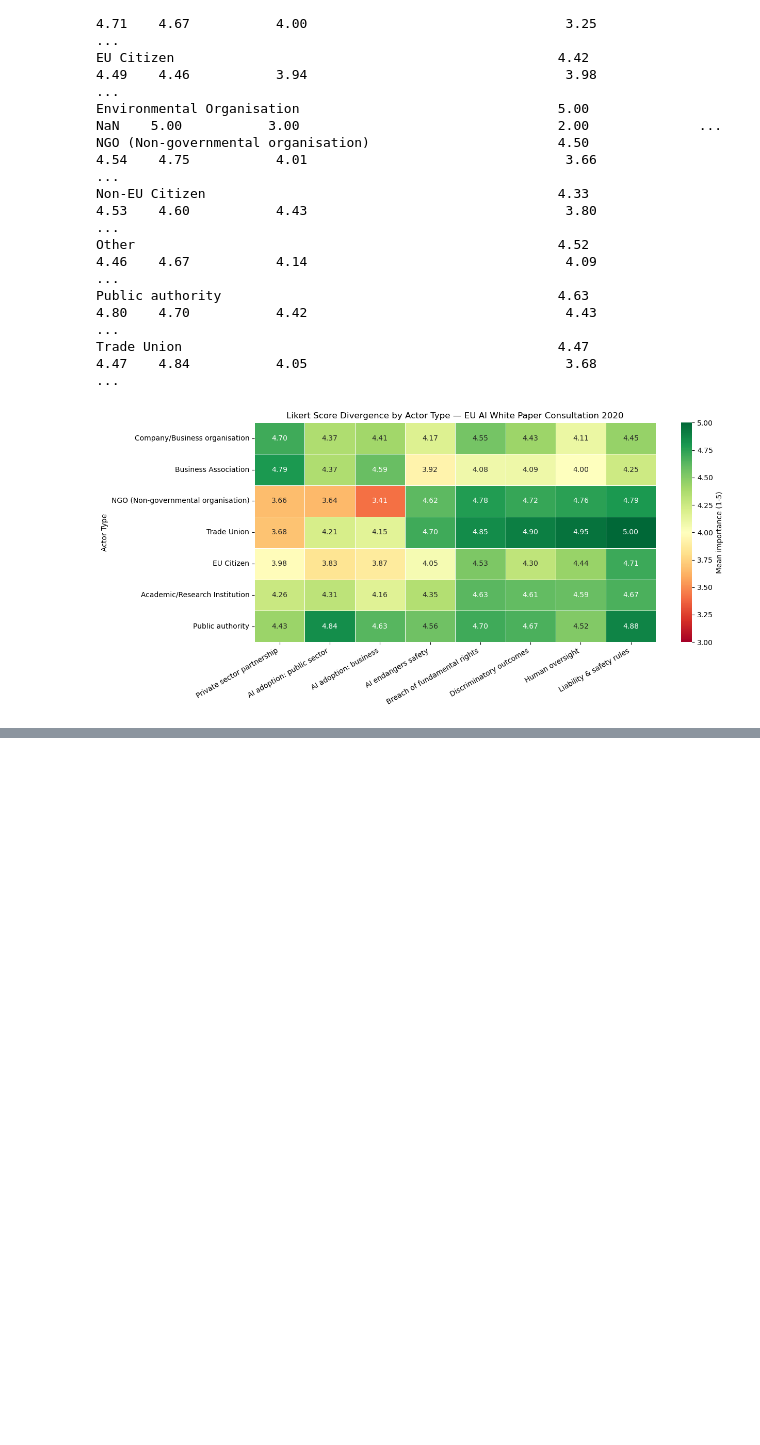
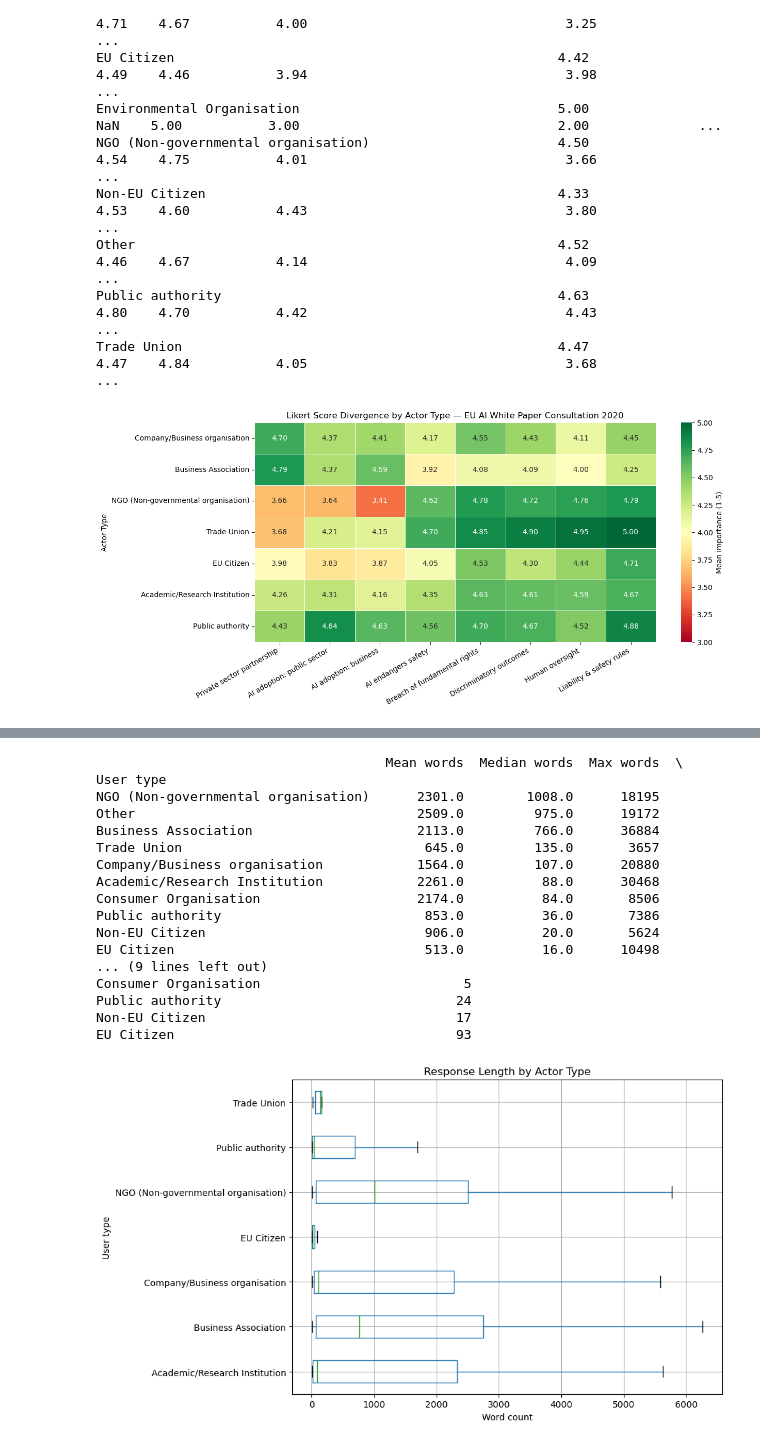
Before and after one commit to PhilipJE/eu-ai-act-consultation-analyzer, a Jupyter notebook: notebooks/03_nlp_analysis.ipynb, the cells around one changed output, grey strips where cells are left out. Cells and saved outputs as stored; diff of their text form; code cells hidden in the pictures; blank space fills up the shorter version.

Commit message:
response length and similarity

```diff
--- a/notebooks/03_nlp_analysis.ipynb
+++ b/notebooks/03_nlp_analysis.ipynb
@@ -453,0 +549,47 @@ plt.show()
+# %%
+# Word count of full_text
+lda_data_en['word_count'] = lda_data_en['full_text'].apply(
+    lambda x: len(str(x).split()) if pd.notna(x) else 0
+)
+
+# Stats by actor type
+length_stats = lda_data_en.groupby('User type')['word_count'].agg(['mean', 'median', 'max', 'count'])
+length_stats.columns = ['Mean words', 'Median words', 'Max words', 'N responses']
+length_stats = length_stats.sort_values('Median words', ascending=False)
+print(length_stats.round(0))
+
+# Visualize
+fig, ax = plt.subplots(figsize=(10, 6))
+main_actors = ['Company/Business organisation', 'Business Association',
+               'NGO (Non-governmental organisation)', 'Trade Union',
+               'EU Citizen', 'Academic/Research Institution', 'Public authority']
+
+plot_data = lda_data_en[lda_data_en['User type'].isin(main_actors)]
+
+plot_data.boxplot(column='word_count', by='User type', ax=ax,
+                  vert=False, showfliers=False)
+ax.set_xlabel('Word count')
+ax.set_title('Response Length by Actor Type')
+plt.suptitle('')
+plt.tight_layout()
+plt.savefig('../data/processed/response_length.png', dpi=150)
+plt.show()
+# %% [output]
+                                     Mean words  Median words  Max words  \
+User type
+NGO (Non-governmental organisation)      2301.0        1008.0      18195
+Other                                    2509.0         975.0      19172
+Business Association                     2113.0         766.0      36884
+Trade Union                               645.0         135.0       3657
+Company/Business organisation            1564.0         107.0      20880
+Academic/Research Institution            2261.0          88.0      30468
+Consumer Organisation                    2174.0          84.0       8506
+Public authority                          853.0          36.0       7386
+Non-EU Citizen                            906.0          20.0       5624
+EU Citizen                                513.0          16.0      10498
+... (9 lines left out)
+Consumer Organisation                          5
+Public authority                              24
+Non-EU Citizen                                17
+EU Citizen                                    93
+[figure, added]
```
Also changed, not shown: parts of 4 cells of this notebook, 2 other files.
